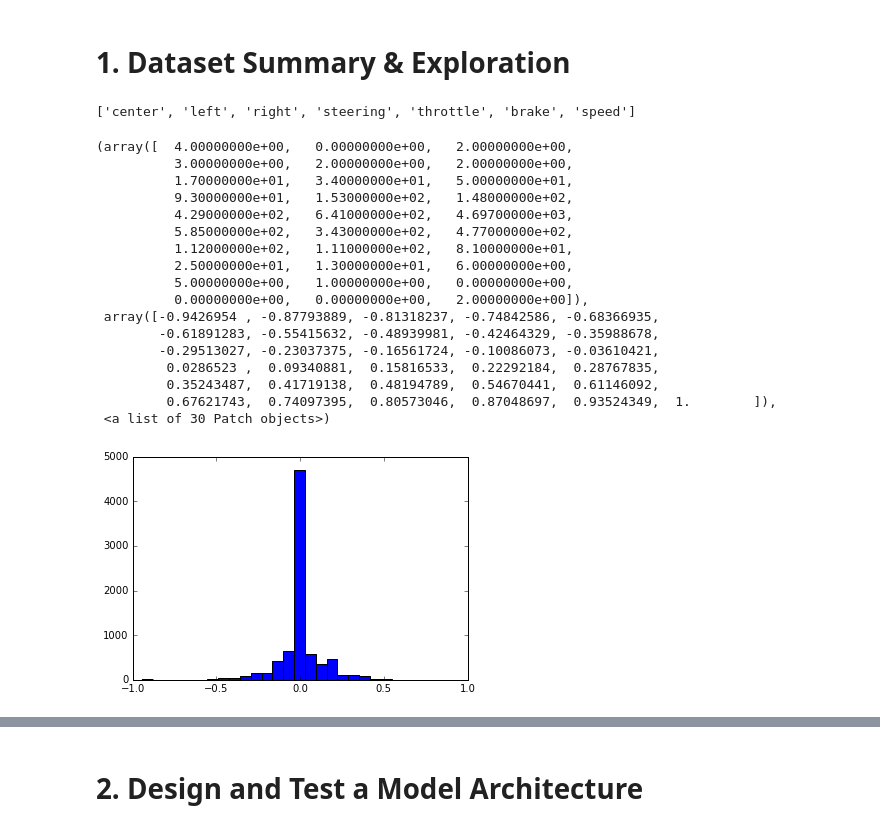
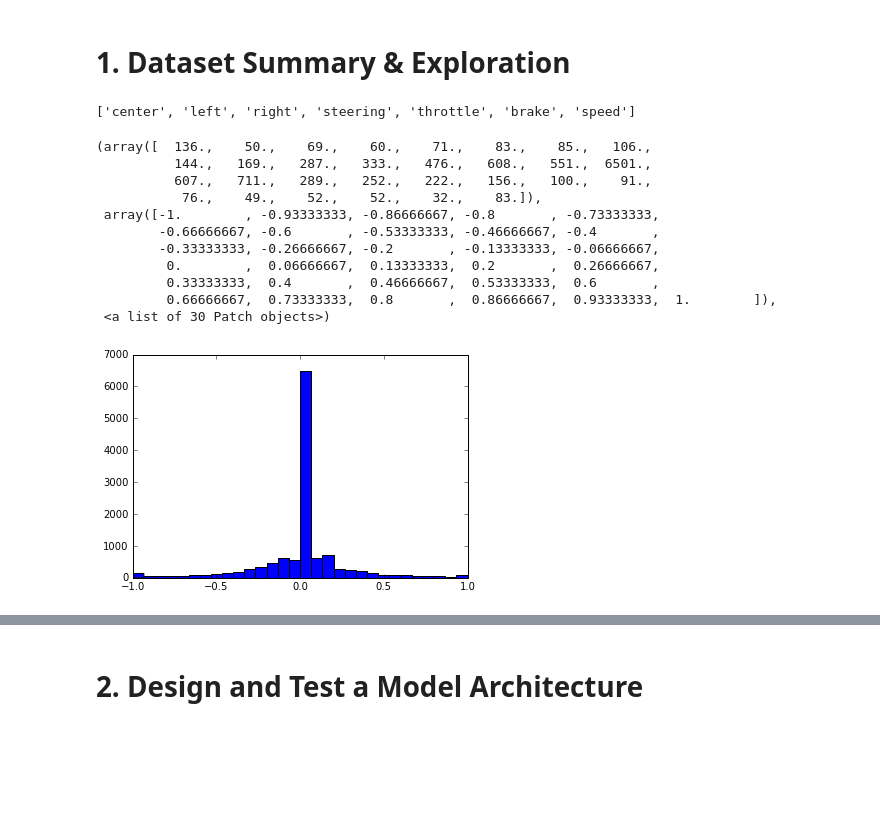
Before and after one commit to ruselec/CarND-Behavioral-Cloning-P3, a Jupyter notebook: Visualisation_Data.ipynb, the cells around one changed output, grey strips where cells are left out. Saved outputs shown, nothing was run; the diff lists cells and outputs as text; code cells hidden in the pictures; blank space fills up the shorter version.

```diff
--- a/Visualisation_Data.ipynb
+++ b/Visualisation_Data.ipynb
@@ -3,50 +3,46 @@
 # %%
 import csv
 import matplotlib.image as mpimg
 import numpy as np
 from numpy import random
 import matplotlib.pyplot as plt
 %matplotlib inline
 
+dataset_name='data2'
+
 lines = []
-with open('./data/driving_log.csv') as csvfile:
+with open('./'+dataset_name+'/driving_log.csv') as csvfile:
     reader = csv.reader(csvfile)
     for line in reader:
         lines.append(line)
 
 angles = []
 k = 0
 
 for line in lines:
     if (k==0):
         print (line)
     else:
         angle = float(line[3])
         angles.append(angle)
     k+=1
 
 angles = np.array(angles)
 plt.hist(angles.astype('float'), bins=30)
 # %% [output]
 ['center', 'left', 'right', 'steering', 'throttle', 'brake', 'speed']
-(array([  4.00000000e+00,   0.00000000e+00,   2.00000000e+00,
-          3.00000000e+00,   2.00000000e+00,   2.00000000e+00,
-          1.70000000e+01,   3.40000000e+01,   5.00000000e+01,
-          9.30000000e+01,   1.53000000e+02,   1.48000000e+02,
-          4.29000000e+02,   6.41000000e+02,   4.69700000e+03,
-          5.85000000e+02,   3.43000000e+02,   4.77000000e+02,
-          1.12000000e+02,   1.11000000e+02,   8.10000000e+01,
-          2.50000000e+01,   1.30000000e+01,   6.00000000e+00,
-          5.00000000e+00,   1.00000000e+00,   0.00000000e+00,
-          0.00000000e+00,   0.00000000e+00,   2.00000000e+00]),
- array([-0.9426954 , -0.87793889, -0.81318237, -0.74842586, -0.68366935,
-        -0.61891283, -0.55415632, -0.48939981, -0.42464329, -0.35988678,
-        -0.29513027, -0.23037375, -0.16561724, -0.10086073, -0.03610421,
-         0.0286523 ,  0.09340881,  0.15816533,  0.22292184,  0.28767835,
-         0.35243487,  0.41719138,  0.48194789,  0.54670441,  0.61146092,
-         0.67621743,  0.74097395,  0.80573046,  0.87048697,  0.93524349,  1.        ]),
+(array([  136.,    50.,    69.,    60.,    71.,    83.,    85.,   106.,
+          144.,   169.,   287.,   333.,   476.,   608.,   551.,  6501.,
+          607.,   711.,   289.,   252.,   222.,   156.,   100.,    91.,
+           76.,    49.,    52.,    52.,    32.,    83.]),
+ array([-1.        , -0.93333333, -0.86666667, -0.8       , -0.73333333,
+        -0.66666667, -0.6       , -0.53333333, -0.46666667, -0.4       ,
+        -0.33333333, -0.26666667, -0.2       , -0.13333333, -0.06666667,
+         0.        ,  0.06666667,  0.13333333,  0.2       ,  0.26666667,
+         0.33333333,  0.4       ,  0.46666667,  0.53333333,  0.6       ,
+         0.66666667,  0.73333333,  0.8       ,  0.86666667,  0.93333333,  1.        ]),
  <a list of 30 Patch objects>)
-[figure, old version]
+[figure, new version]
 # %%
 image_paths = []
 angles = []
```
Also changed, not shown: parts of 10 cells of this notebook, 11 other files.
